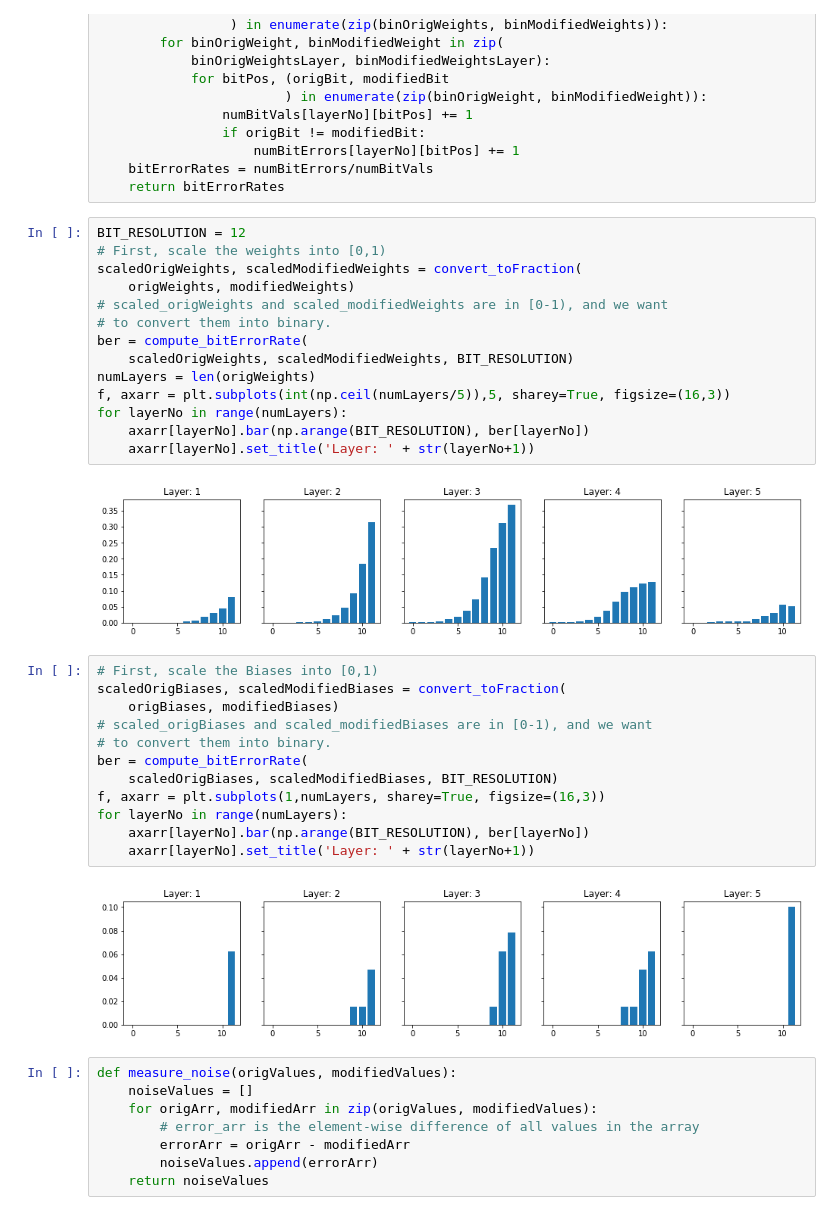
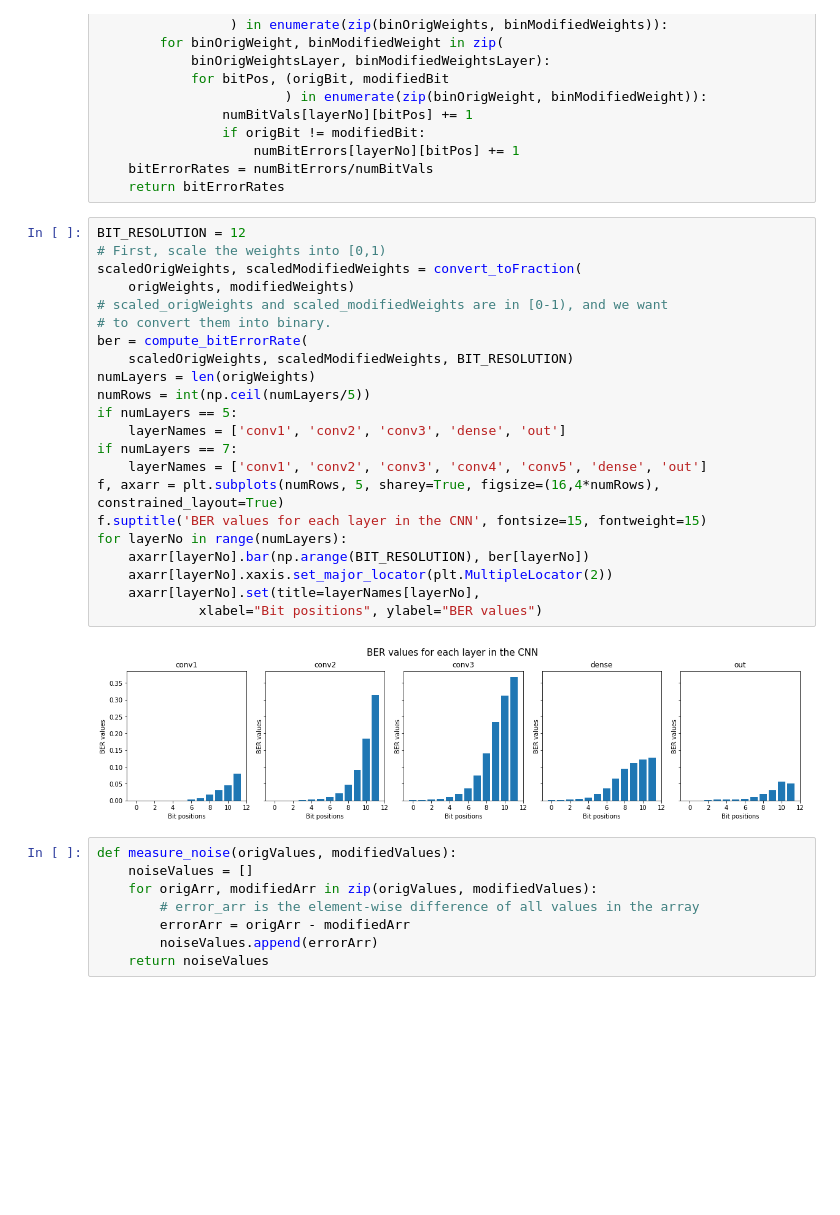
Before and after one commit to vorzawk/mdlAttack, a Jupyter notebook: mdlAttack_measureBER&noiseDstn.ipynb, the cells around one changed output. Saved outputs shown, nothing was run; the diff lists cells and outputs as text; blank space fills up the shorter version.

Commit message:
Add more details to the BER plot

```diff
--- a/mdlAttack_measureBER&noiseDstn.ipynb
+++ b/mdlAttack_measureBER&noiseDstn.ipynb
@@ -111,33 +111,27 @@ def compute_bitErrorRate(scaledOrigWeights, scaledModifiedWeights, res):
 # %%
 BIT_RESOLUTION = 12
 # First, scale the weights into [0,1)
 scaledOrigWeights, scaledModifiedWeights = convert_toFraction(
     origWeights, modifiedWeights)
 # scaled_origWeights and scaled_modifiedWeights are in [0-1), and we want
 # to convert them into binary.
 ber = compute_bitErrorRate(
     scaledOrigWeights, scaledModifiedWeights, BIT_RESOLUTION)
 numLayers = len(origWeights)
-f, axarr = plt.subplots(int(np.ceil(numLayers/5)),5, sharey=True, figsize=(16,3))
+numRows = int(np.ceil(numLayers/5))
+if numLayers == 5:
+    layerNames = ['conv1', 'conv2', 'conv3', 'dense', 'out']
+if numLayers == 7:
+    layerNames = ['conv1', 'conv2', 'conv3', 'conv4', 'conv5', 'dense', 'out']
+f, axarr = plt.subplots(numRows, 5, sharey=True, figsize=(16,4*numRows), constrained_layout=True)
+f.suptitle('BER values for each layer in the CNN', fontsize=15, fontweight=15)
 for layerNo in range(numLayers):
     axarr[layerNo].bar(np.arange(BIT_RESOLUTION), ber[layerNo])
-    axarr[layerNo].set_title('Layer: ' + str(layerNo+1))
+    axarr[layerNo].xaxis.set_major_locator(plt.MultipleLocator(2))
+    axarr[layerNo].set(title=layerNames[layerNo],
+             xlabel="Bit positions", ylabel="BER values")
 # %% [output]
-[figure, old version]
+[figure, new version]
-# %%
-# First, scale the Biases into [0,1)
-scaledOrigBiases, scaledModifiedBiases = convert_toFraction(
-    origBiases, modifiedBiases)
-# scaled_origBiases and scaled_modifiedBiases are in [0-1), and we want
-# to convert them into binary.
-ber = compute_bitErrorRate(
-    scaledOrigBiases, scaledModifiedBiases, BIT_RESOLUTION)
-f, axarr = plt.subplots(1,numLayers, sharey=True, figsize=(16,3))
-for layerNo in range(numLayers):
-    axarr[layerNo].bar(np.arange(BIT_RESOLUTION), ber[layerNo])
-    axarr[layerNo].set_title('Layer: ' + str(layerNo+1))
-# %% [output]
-[figure, removed]
 # %%
 def measure_noise(origValues, modifiedValues):
     noiseValues = []
```
Also changed, not shown: parts of 1 cell of this notebook, 1 other file.
